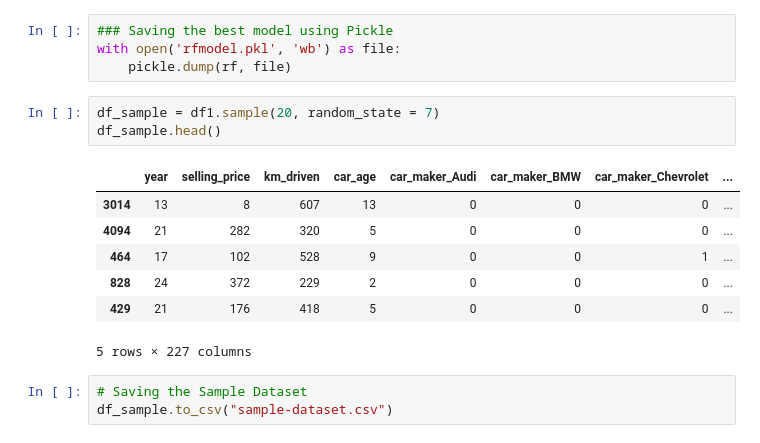
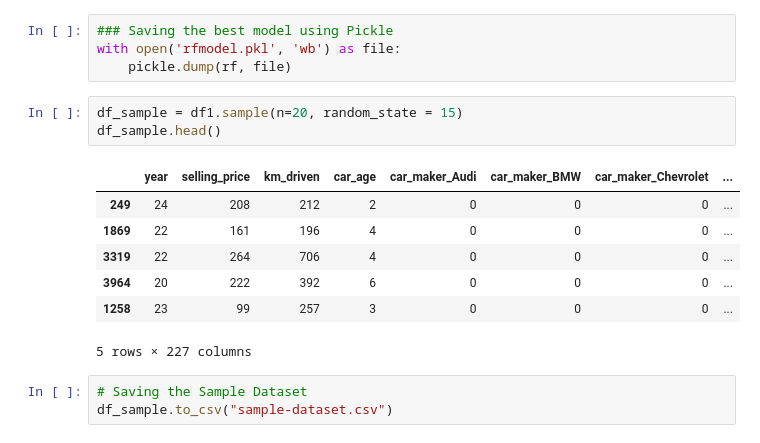
Before and after one commit to Vijay-Pratap7/Data_Science_Capstone_Project, a Jupyter notebook: caps_code.ipynb, the cells around one changed output. Cells and saved outputs as stored; diff of their text form.

```diff
--- a/caps_code.ipynb
+++ b/caps_code.ipynb
@@ -169,15 +169,15 @@ def model_score(model):
 with open('rfmodel.pkl', 'wb') as file:
     pickle.dump(rf, file)
 # %%
-df_sample = df1.sample(20, random_state = 7)
+df_sample = df1.sample(n=20, random_state = 15)
 df_sample.head()
 # %% [output]
 |  | year | selling_price | km_driven | car_age | car_maker_Audi | car_maker_BMW | car_maker_Chevrolet | ... |
-| 3014 | 13 | 8 | 607 | 13 | 0 | 0 | 0 | ... |
-| 4094 | 21 | 282 | 320 | 5 | 0 | 0 | 0 | ... |
-| 464 | 17 | 102 | 528 | 9 | 0 | 0 | 1 | ... |
-| 828 | 24 | 372 | 229 | 2 | 0 | 0 | 0 | ... |
-| 429 | 21 | 176 | 418 | 5 | 0 | 0 | 0 | ... |
+| 249 | 24 | 208 | 212 | 2 | 0 | 0 | 0 | ... |
+| 1869 | 22 | 161 | 196 | 4 | 0 | 0 | 0 | ... |
+| 3319 | 22 | 264 | 706 | 4 | 0 | 0 | 0 | ... |
+| 3964 | 20 | 222 | 392 | 6 | 0 | 0 | 0 | ... |
+| 1258 | 23 | 99 | 257 | 3 | 0 | 0 | 0 | ... |
 5 rows × 227 columns
 # %%
 # Saving the Sample Dataset
```
Also changed, not shown: parts of 2 cells of this notebook.
